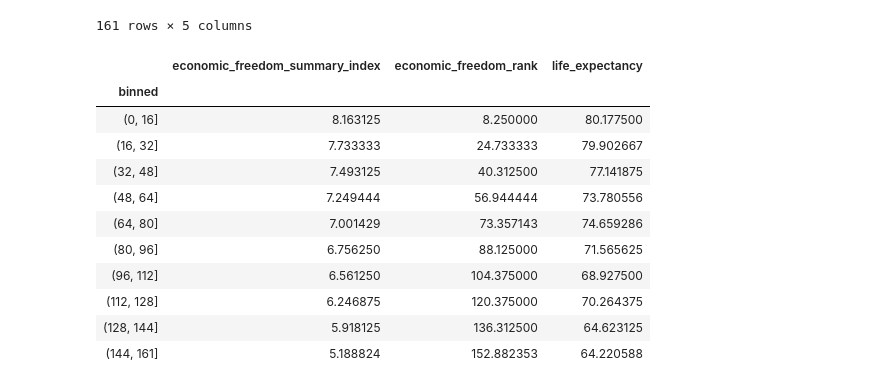
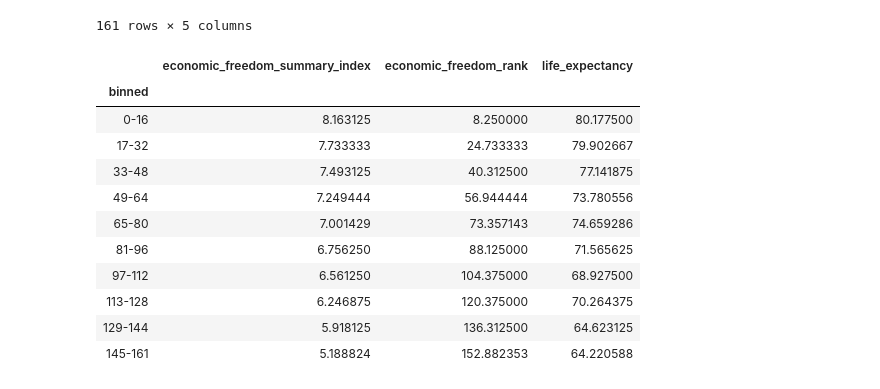
Before and after one commit to AlejandraRosa/ETL-Project, a Jupyter notebook: ETL-notebook.ipynb, the cells around one changed output. Drawn from its saved outputs; the diff is of its cells as text; code cells hidden in the pictures.

```diff
--- a/ETL-notebook.ipynb
+++ b/ETL-notebook.ipynb
@@ -162,23 +162,25 @@ query_final.sort_values(by=['economic_freedom_rank'], ascending=True,)
 # %%
 # now we'll do some binning
 query_binned = query_final
 
 bins = [0, 16, 32, 48, 64, 80, 96, 112, 128, 144, 161]
-query_binned['binned'] = pd.cut(query_binned['economic_freedom_rank'], bins)
+bin_names = ["0-16","17-32", "33-48", "49-64", "65-80", "81-96", "97-112", "113-128", "129-144", "145-161"]
+
+query_binned['binned'] = pd.cut(query_binned['economic_freedom_rank'], bins, labels = bin_names)
 
 binned_final = query_binned.groupby('binned')
 
 binned_final.mean()
 # %% [output]
 |  | economic_freedom_summary_index | economic_freedom_rank | life_expectancy |
 | binned |  |  |  |
-| (0, 16] | 8.163125 | 8.250000 | 80.177500 |
-| (16, 32] | 7.733333 | 24.733333 | 79.902667 |
-| (32, 48] | 7.493125 | 40.312500 | 77.141875 |
-| (48, 64] | 7.249444 | 56.944444 | 73.780556 |
-| (64, 80] | 7.001429 | 73.357143 | 74.659286 |
-| (80, 96] | 6.756250 | 88.125000 | 71.565625 |
-| (96, 112] | 6.561250 | 104.375000 | 68.927500 |
-| (112, 128] | 6.246875 | 120.375000 | 70.264375 |
-| (128, 144] | 5.918125 | 136.312500 | 64.623125 |
-| (144, 161] | 5.188824 | 152.882353 | 64.220588 |
+| 0-16 | 8.163125 | 8.250000 | 80.177500 |
+| 17-32 | 7.733333 | 24.733333 | 79.902667 |
+| 33-48 | 7.493125 | 40.312500 | 77.141875 |
+| 49-64 | 7.249444 | 56.944444 | 73.780556 |
+| 65-80 | 7.001429 | 73.357143 | 74.659286 |
+| 81-96 | 6.756250 | 88.125000 | 71.565625 |
+| 97-112 | 6.561250 | 104.375000 | 68.927500 |
+| 113-128 | 6.246875 | 120.375000 | 70.264375 |
+| 129-144 | 5.918125 | 136.312500 | 64.623125 |
+| 145-161 | 5.188824 | 152.882353 | 64.220588 |
```
